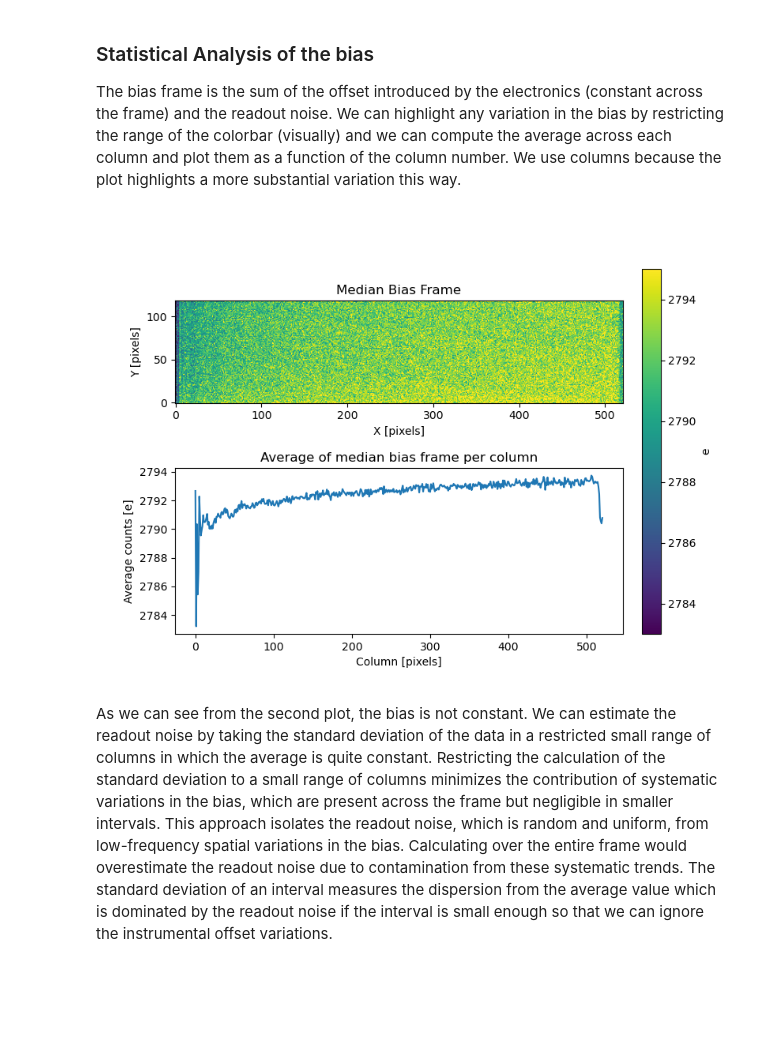
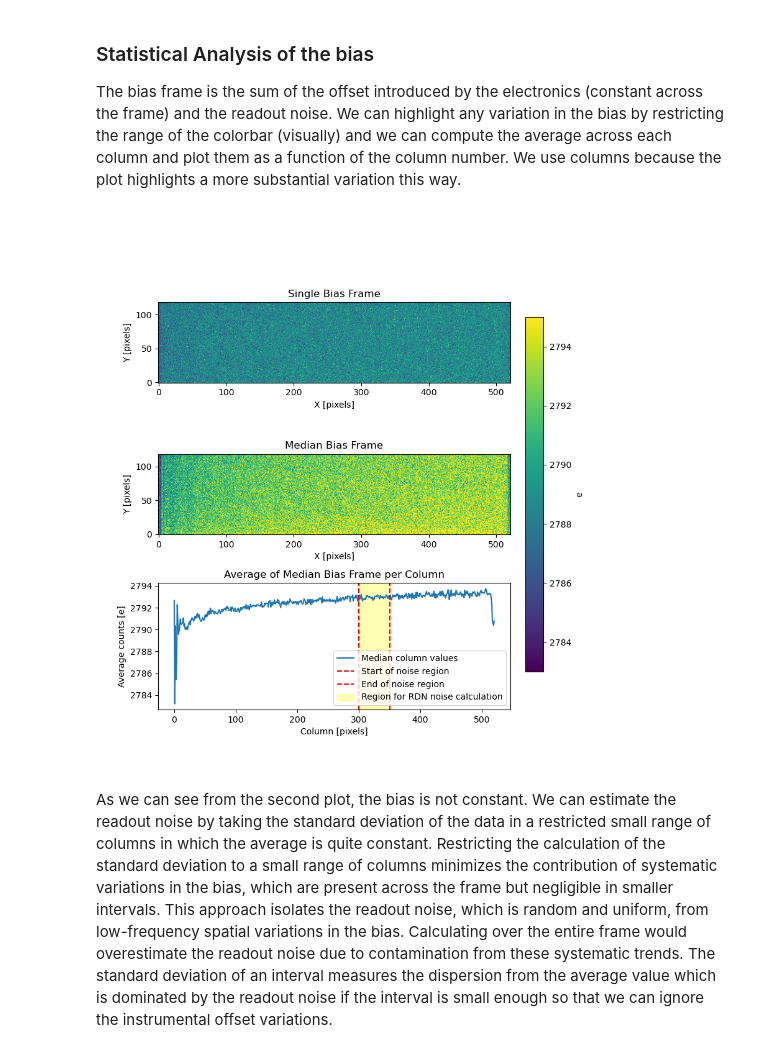
Before and after one commit to LFiaccadori/Astrolab2, a Jupyter notebook: 01 - Bias Analysis.ipynb, the cells around one changed output. Saved outputs shown, nothing was run; the diff lists cells and outputs as text; code cells hidden in the pictures; blank space fills up the shorter version.

```diff
--- a/01 - Bias Analysis.ipynb
+++ b/01 - Bias Analysis.ipynb
@@ -145,27 +145,49 @@ plt.show()
 # %% [markdown]
 ### Statistical Analysis of the bias
 The bias frame is the sum of the offset introduced by the electronics (constant across the frame) and the readout noise. We can highlight any variation in the bias by restricting the range of the colorbar (visually) and we can compute the average across each column and plot them as a function of the column number. We use columns because the plot highlights a more substantial variation this way.
-# %%
-fig, ax = plt.subplots(2, 1, figsize=(8,6))
-im1 = ax[0].imshow(median_bias, vmin = 2783, vmax = 2795, origin='lower')
-ax[0].set_title('Median Bias Frame')  # Titolo del primo grafico
-
-#median_bias è un oggetto 2D, usando axis=0 facciamo la media eliminando la dimensione 0 quindi le righe.
-#Il risultato è una media sulle colonne.
-median_column = np.average(median_bias, axis=0)
-im2 = ax[1].plot(median_column)
-ax[1].set_title('Average of median bias frame per column')  # Titolo del secondo grafico
-
-cbar = fig.colorbar(im1, ax=ax, fraction=0.046, pad=0.04)
-cbar.set_label("e")
-
-ax[0].set_xlabel('X [pixels]')
-ax[0].set_ylabel('Y [pixels]')
-ax[1].set_xlabel('Column [pixels]')
-ax[1].set_ylabel('Average counts [e]')
-plt.show()
-# %% [output]
-[figure, removed]
+# %%
+# Create the figure and subplots
+fig, ax = plt.subplots(3, 1, figsize=(8, 9))
+
+# First subplot: Single Bias Frame
+im1 = ax[0].imshow(bias00_data, origin='lower')
+ax[0].set_title('Single Bias Frame')
+
+# Second subplot: Median Bias Frame
+im2 = ax[1].imshow(median_bias, vmin=2783, vmax=2795, origin='lower')
+ax[1].set_title('Median Bias Frame')
+
+# Third subplot: Average of Median Bias Frame per Column
+median_column = np.average(median_bias, axis=0)
+ax[2].plot(median_column, label='Median column values')
+ax[2].set_title('Average of Median Bias Frame per Column')
+
+# Add vertical lines
+ax[2].axvline(x=300, color='red', linestyle='--', label='Start of noise region')
+ax[2].axvline(x=350, color='red', linestyle='--', label='End of noise region')
+
+# Shade the region between the vertical lines
+ax[2].axvspan(300, 350, color='yellow', alpha=0.3, label='Region for RDN noise calculation')
+
+# Place the legend in the lower right corner
+ax[2].legend(loc='lower right')
+
+# Add colorbar
+cbar = fig.colorbar(im2, ax=ax, fraction=0.046, pad=0.04)
+cbar.set_label("e")
+
+# Axis labels
+ax[0].set_xlabel('X [pixels]')
+ax[0].set_ylabel('Y [pixels]')
+ax[1].set_xlabel('X [pixels]')
+ax[1].set_ylabel('Y [pixels]')
+ax[2].set_xlabel('Column [pixels]')
+ax[2].set_ylabel('Average counts [e]')
+
+# Show the plot
+plt.show()
+# %% [output]
+[figure, added]
 # %% [markdown]
 As we can see from the second plot, the bias is not constant. We can estimate the readout noise by taking the standard deviation of the data in a restricted small range of columns in which the average is quite constant. Restricting the calculation of the standard deviation to a small range of columns minimizes the contribution of systematic variations in the bias, which are present across the frame but negligible in smaller intervals. This approach isolates the readout noise, which is random and uniform, from low-frequency spatial variations in the bias. Calculating over the entire frame would overestimate the readout noise due to contamination from these systematic trends. The standard deviation of an interval measures the dispersion from the average value which is dominated by the readout noise if the interval is small enough so that we can ignore the instrumental offset variations.
 # %%
```
Also changed, not shown: parts of 1 cell of this notebook.
